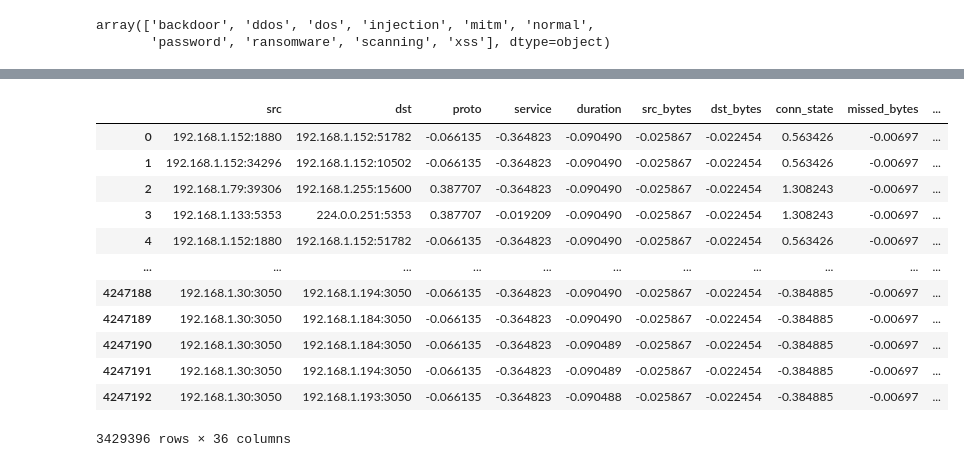
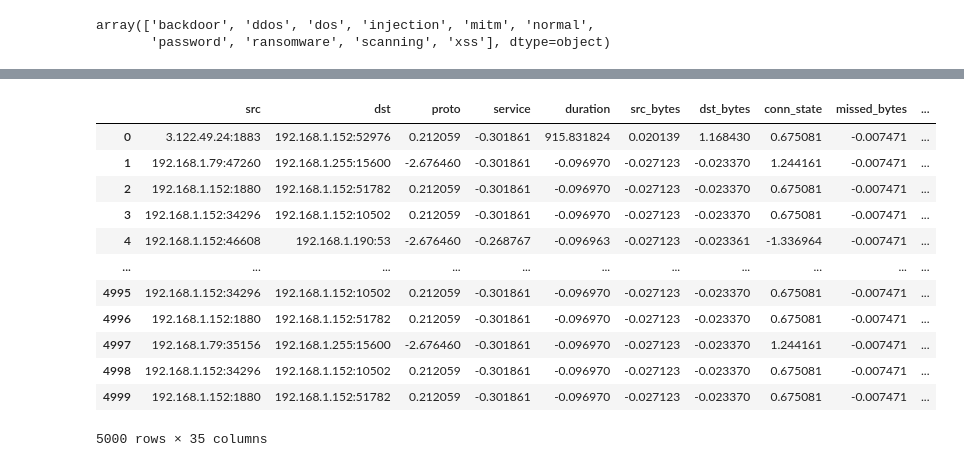
Before and after one commit to aron123/Online-IDS-GNN, a Jupyter notebook: notebooks/ton-iot-preprocess.ipynb, the cells around one changed output, grey strips where cells are left out. Saved outputs shown, nothing was run; the diff lists cells and outputs as text; code cells hidden in the pictures.

```diff
--- a/notebooks/ton-iot-preprocess.ipynb
+++ b/notebooks/ton-iot-preprocess.ipynb
@@ -110,8 +179,20 @@ print(train_df.shape[0] + test_df.shape[0])
 # %%
-categorical_cols = ['proto','service','conn_state','dns_qclass','dns_qtype','dns_rcode','dns_AA','dns_RD','dns_RA','dns_rejected','ssl_version','ssl_cipher','ssl_resumed','http_referrer','ssl_established','http_method','http_version','http_status_code','http_orig_mime_types','http_resp_mime_types','http_trans_depth']
-target_encoder = ce.TargetEncoder(cols=categorical_cols)
-target_encoder.fit(train_df, train_df.label)
-train_df = target_encoder.transform(train_df)
-train_df
+categorical_cols = [
+    'proto','service','conn_state','dns_qclass','dns_qtype','dns_rcode','dns_AA','dns_RD',
+    'dns_RA','dns_rejected','ssl_version','ssl_cipher','ssl_resumed','http_referrer','ssl_established',
+    'http_method','http_version','http_status_code','http_orig_mime_types','http_resp_mime_types',
+    'http_trans_depth'
+]
+target_col = 'label'
+
+# save memory by processing data col by col
+encoders = {}
+for col in categorical_cols:
+    encoder = ce.TargetEncoder(cols=[col])
+    encoder.fit(train_df[[col]], train_df[target_col])
+    train_df[col] = encoder.transform(train_df[[col]])[col]
+    encoders[col] = encoder
+
+train_df.head(5000)
 # %% [output]
 |  | src | dst | proto | service | duration | src_bytes | dst_bytes | conn_state | missed_bytes | ... |
@@ -130,21 +211,27 @@ train_df
 # %%
-scaler = StandardScaler()
-cols_to_norm = list(set(list(train_df.columns)) - set(list(['src', 'dst', 'label', 'time_group'])))
-train_df[cols_to_norm] = scaler.fit_transform(train_df[cols_to_norm])
+scalers = {}
 
-train_df['features'] = train_df[cols_to_norm].values.tolist()
-train_df
+cols_to_norm = list(set(train_df.columns) - {'src', 'dst', 'label', 'time_group'})
+
+for col in cols_to_norm:
+    scaler = StandardScaler()
+    scaled_col = scaler.fit_transform(train_df[[col]])
+    train_df[col] = scaled_col
+    scalers[col] = scaler
+
+train_df.to_csv(Path(DATA_FOLDER) / 'train-data-checkpoint1.csv', index=False)
+train_df.head(5000)
 # %% [output]
 |  | src | dst | proto | service | duration | src_bytes | dst_bytes | conn_state | missed_bytes | ... |
-| 0 | 192.168.1.152:1880 | 192.168.1.152:51782 | -0.066135 | -0.364823 | -0.090490 | -0.025867 | -0.022454 | 0.563426 | -0.00697 | ... |
-| 1 | 192.168.1.152:34296 | 192.168.1.152:10502 | -0.066135 | -0.364823 | -0.090490 | -0.025867 | -0.022454 | 0.563426 | -0.00697 | ... |
-| 2 | 192.168.1.79:39306 | 192.168.1.255:15600 | 0.387707 | -0.364823 | -0.090490 | -0.025867 | -0.022454 | 1.308243 | -0.00697 | ... |
-| 3 | 192.168.1.133:5353 | 224.0.0.251:5353 | 0.387707 | -0.019209 | -0.090490 | -0.025867 | -0.022454 | 1.308243 | -0.00697 | ... |
-| 4 | 192.168.1.152:1880 | 192.168.1.152:51782 | -0.066135 | -0.364823 | -0.090490 | -0.025867 | -0.022454 | 0.563426 | -0.00697 | ... |
+| 0 | 3.122.49.24:1883 | 192.168.1.152:52976 | 0.212059 | -0.301861 | 915.831824 | 0.020139 | 1.168430 | 0.675081 | -0.007471 | ... |
+| 1 | 192.168.1.79:47260 | 192.168.1.255:15600 | -2.676460 | -0.301861 | -0.096970 | -0.027123 | -0.023370 | 1.244161 | -0.007471 | ... |
+| 2 | 192.168.1.152:1880 | 192.168.1.152:51782 | 0.212059 | -0.301861 | -0.096970 | -0.027123 | -0.023370 | 0.675081 | -0.007471 | ... |
+| 3 | 192.168.1.152:34296 | 192.168.1.152:10502 | 0.212059 | -0.301861 | -0.096970 | -0.027123 | -0.023370 | 0.675081 | -0.007471 | ... |
+| 4 | 192.168.1.152:46608 | 192.168.1.190:53 | -2.676460 | -0.268767 | -0.096963 | -0.027123 | -0.023361 | -1.336964 | -0.007471 | ... |
 | ... | ... | ... | ... | ... | ... | ... | ... | ... | ... | ... |
-| 4247188 | 192.168.1.30:3050 | 192.168.1.194:3050 | -0.066135 | -0.364823 | -0.090490 | -0.025867 | -0.022454 | -0.384885 | -0.00697 | ... |
-| 4247189 | 192.168.1.30:3050 | 192.168.1.184:3050 | -0.066135 | -0.364823 | -0.090490 | -0.025867 | -0.022454 | -0.384885 | -0.00697 | ... |
-| 4247190 | 192.168.1.30:3050 | 192.168.1.184:3050 | -0.066135 | -0.364823 | -0.090489 | -0.025867 | -0.022454 | -0.384885 | -0.00697 | ... |
-| 4247191 | 192.168.1.30:3050 | 192.168.1.194:3050 | -0.066135 | -0.364823 | -0.090489 | -0.025867 | -0.022454 | -0.384885 | -0.00697 | ... |
-| 4247192 | 192.168.1.30:3050 | 192.168.1.193:3050 | -0.066135 | -0.364823 | -0.090488 | -0.025867 | -0.022454 | -0.384885 | -0.00697 | ... |
+| 4995 | 192.168.1.152:34296 | 192.168.1.152:10502 | 0.212059 | -0.301861 | -0.096970 | -0.027123 | -0.023370 | 0.675081 | -0.007471 | ... |
+| 4996 | 192.168.1.152:1880 | 192.168.1.152:51782 | 0.212059 | -0.301861 | -0.096970 | -0.027123 | -0.023370 | 0.675081 | -0.007471 | ... |
+| 4997 | 192.168.1.79:35156 | 192.168.1.255:15600 | -2.676460 | -0.301861 | -0.096970 | -0.027123 | -0.023370 | 1.244161 | -0.007471 | ... |
+| 4998 | 192.168.1.152:34296 | 192.168.1.152:10502 | 0.212059 | -0.301861 | -0.096970 | -0.027123 | -0.023370 | 0.675081 | -0.007471 | ... |
+| 4999 | 192.168.1.152:1880 | 192.168.1.152:51782 | 0.212059 | -0.301861 | -0.096970 | -0.027123 | -0.023370 | 0.675081 | -0.007471 | ... |
-3429396 rows × 36 columns
+5000 rows × 35 columns
```
Also changed, not shown: parts of 21 cells of this notebook, 21 other files.
